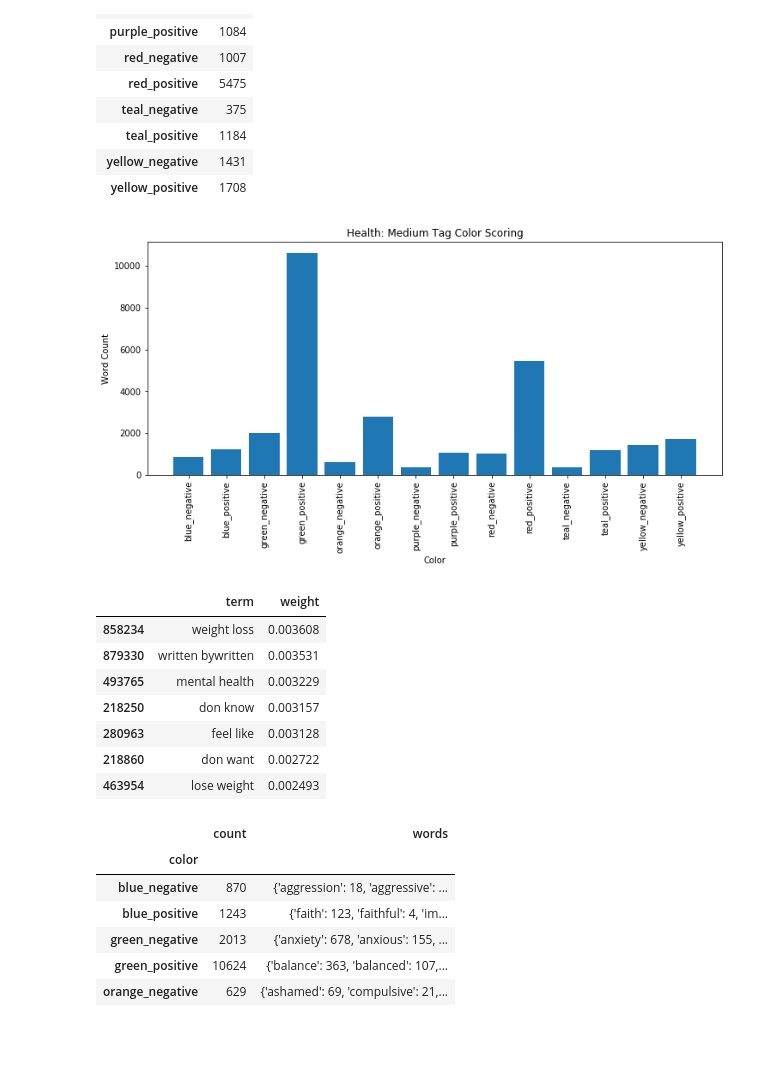
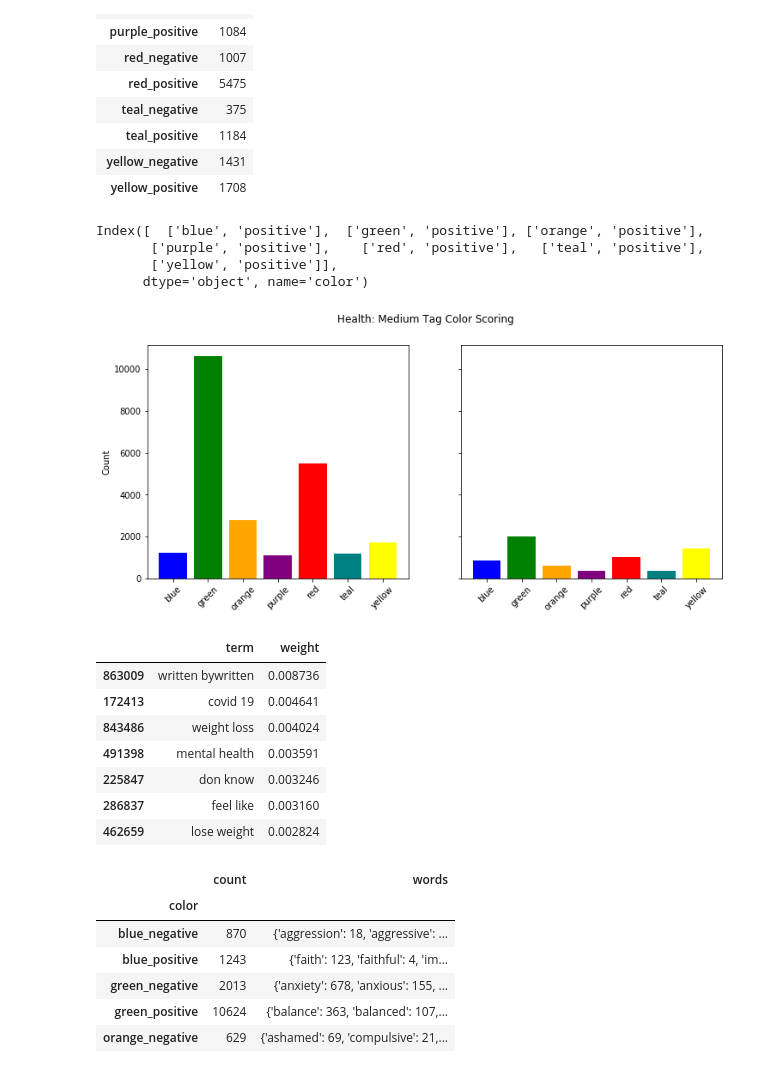
Before and after one commit to gitw3ll/content_recommendation_engine, a Jupyter notebook: text-analysis/medium_tag_scoring.ipynb, the cells around one changed output. Cells and saved outputs as stored; diff of their text form; code cells hidden in the pictures; blank space fills up the shorter version.

Commit message:
Color bars and wordclouds

```diff
--- a/text-analysis/medium_tag_scoring.ipynb
+++ b/text-analysis/medium_tag_scoring.ipynb
@@ -11,6 +11,7 @@ import matplotlib.pyplot as plt
 # %%
 # Read Medium data
 top_articles = pd.read_json('top_health_articles.json')
+tag = "Health"
 top_articles.head()
 # %% [output]
 |  | date | tags | title | author | claps | length | url | corpus |
@@ -99,17 +100,29 @@ data_count
 | teal_positive | 1184 |
 | yellow_negative | 1431 |
 | yellow_positive | 1708 |
+# %%
+sent = data_count[data_count.index.str.endswith("positive")]
+sent.index.str.split('_').str
+# %% [output]
+Index([  ['blue', 'positive'],  ['green', 'positive'], ['orange', 'positive'],
+       ['purple', 'positive'],    ['red', 'positive'],   ['teal', 'positive'],
+       ['yellow', 'positive']],
+      dtype='object', name='color')
 # %%
 # Plot word count by color
-fig, ax = plt.subplots(figsize=(12,5))
-ax.bar(data_count.index, data_count['count'])
-ax.tick_params(axis='x', rotation=90)
-ax.set_title('Health: Medium Tag Color Scoring')
-ax.set_xlabel('Color')
-ax.set_ylabel('Word Count')
+fig, ax = plt.subplots(1, 2, figsize=(12,5), sharey=True)
+
+for num, val in enumerate(["positive", "negative"]):
+    sent = data_count[data_count.index.str.endswith(val)]
+    sent.index = sent.index.str.split('_').str[0]
+    ax[num].bar(sent.index, sent['count'], color=sent.index)
+    ax[num].tick_params(axis='x', rotation=45)
+
+ax[0].set_ylabel('Count')
+plt.suptitle('{tag}: Medium Tag Color Scoring'.format(tag=tag))
 plt.show()
 # %% [output]
-[figure, old version]
+[figure, new version]
 # %%
 # Find two-w
 from sklearn.feature_extraction.text import TfidfTransformer
@@ -133,16 +146,16 @@ def bigram_themes(data):
     return weights_df.sort_values(by='weight', ascending=False).head(7)
 
 #unigram_themes(clean_corpus)
-bigram_themes(list(top_articles['clean_corpus']))
+bigram_themes(list(top_articles['corpus']))
 # %% [output]
 |  | term | weight |
-| 858234 | weight loss | 0.003608 |
-| 879330 | written bywritten | 0.003531 |
-| 493765 | mental health | 0.003229 |
-| 218250 | don know | 0.003157 |
-| 280963 | feel like | 0.003128 |
-| 218860 | don want | 0.002722 |
-| 463954 | lose weight | 0.002493 |
+| 863009 | written bywritten | 0.008736 |
+| 172413 | covid 19 | 0.004641 |
+| 843486 | weight loss | 0.004024 |
+| 491398 | mental health | 0.003591 |
+| 225847 | don know | 0.003246 |
+| 286837 | feel like | 0.003160 |
+| 462659 | lose weight | 0.002824 |
 # %%
 # Aggregate color word counts
 data_words = data_df.groupby('color').apply(lambda x: dict(zip(x['word'], x['count']))).rename('words')
```
Also changed, not shown: parts of 4 cells of this notebook.
